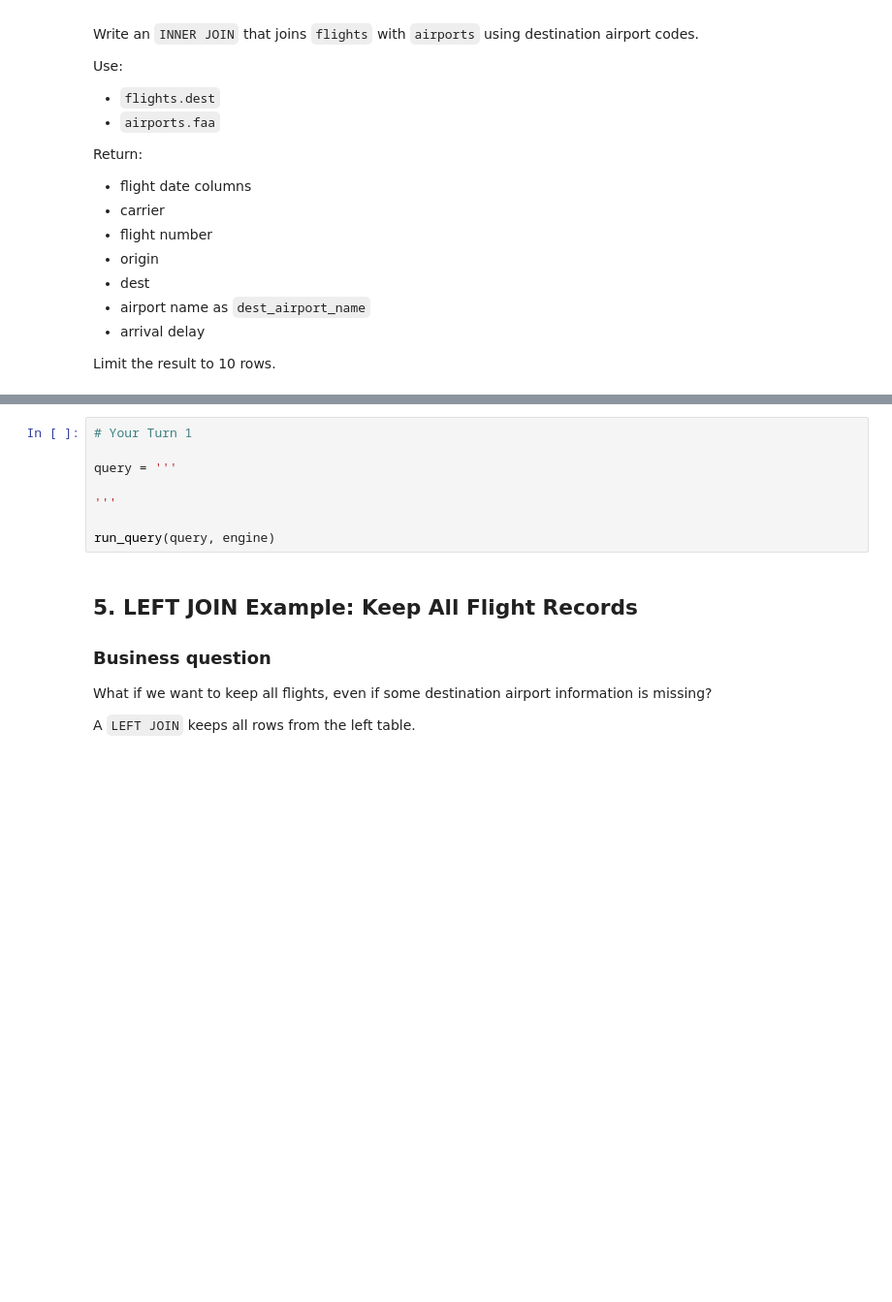
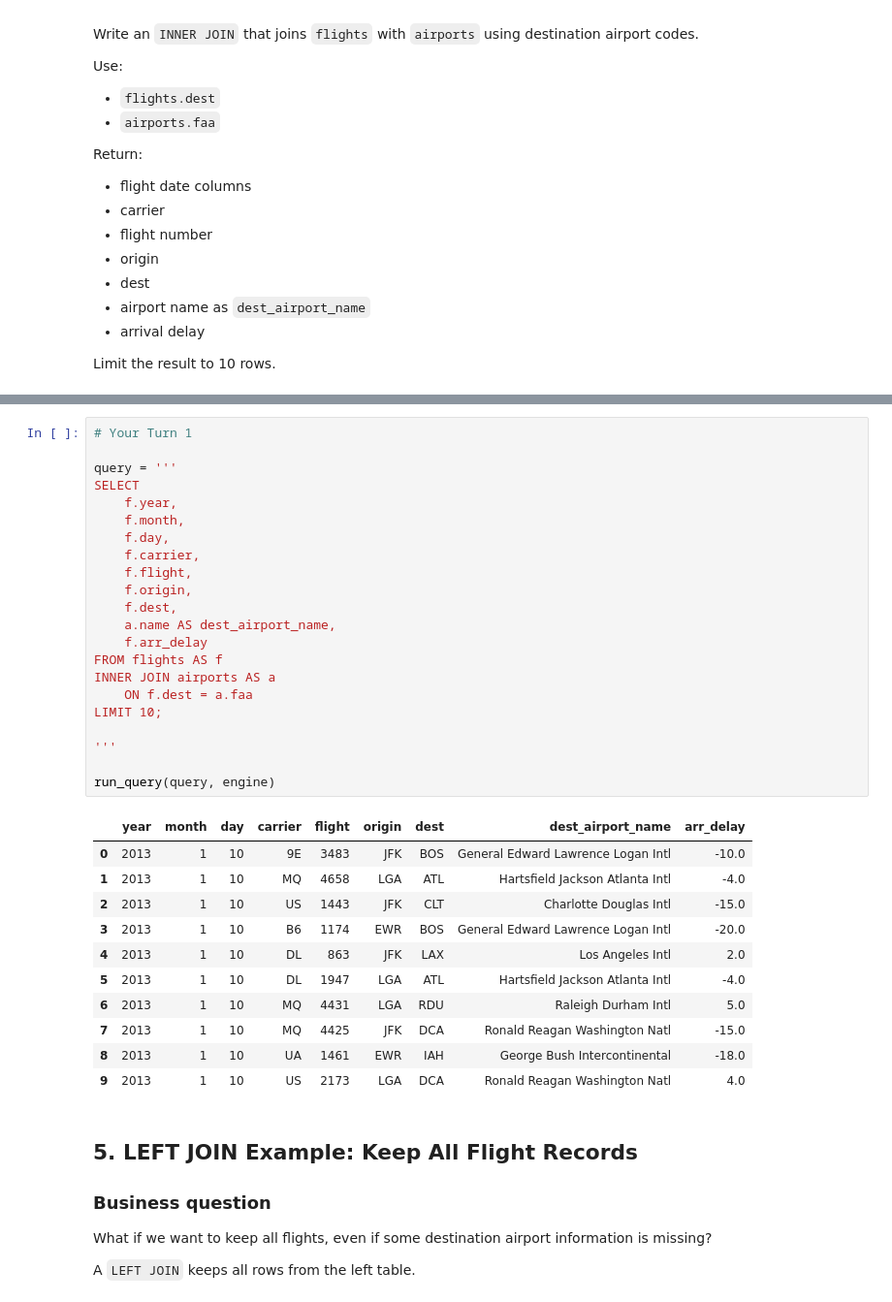
Before and after one commit to jonathanblum10/Ban6003-Week9-10-JonathanBlum, a Jupyter notebook: notebooks/module10_sql_joins_abt_guided_lab.ipynb, the cells around one changed output, grey strips where cells are left out. Shown at 97% size. Drawn from its saved outputs; the diff is of its cells as text; blank space fills up the shorter version.

```diff
--- a/notebooks/module10_sql_joins_abt_guided_lab.ipynb
+++ b/notebooks/module10_sql_joins_abt_guided_lab.ipynb
@@ -236,11 +284,37 @@ Limit the result to 10 rows.
 # %%
 # Your Turn 1
 
 query = '''
+SELECT
+    f.year,
+    f.month,
+    f.day,
+    f.carrier,
+    f.flight,
+    f.origin,
+    f.dest,
+    a.name AS dest_airport_name,
+    f.arr_delay
+FROM flights AS f
+INNER JOIN airports AS a
+    ON f.dest = a.faa
+LIMIT 10;
 
 '''
 
 run_query(query, engine)
+# %% [output]
+|  | year | month | day | carrier | flight | origin | dest | dest_airport_name | arr_delay |
+| 0 | 2013 | 1 | 10 | 9E | 3483 | JFK | BOS | General Edward Lawrence Logan Intl | -10.0 |
+| 1 | 2013 | 1 | 10 | MQ | 4658 | LGA | ATL | Hartsfield Jackson Atlanta Intl | -4.0 |
+| 2 | 2013 | 1 | 10 | US | 1443 | JFK | CLT | Charlotte Douglas Intl | -15.0 |
+| 3 | 2013 | 1 | 10 | B6 | 1174 | EWR | BOS | General Edward Lawrence Logan Intl | -20.0 |
+| 4 | 2013 | 1 | 10 | DL | 863 | JFK | LAX | Los Angeles Intl | 2.0 |
+| 5 | 2013 | 1 | 10 | DL | 1947 | LGA | ATL | Hartsfield Jackson Atlanta Intl | -4.0 |
+| 6 | 2013 | 1 | 10 | MQ | 4431 | LGA | RDU | Raleigh Durham Intl | 5.0 |
+| 7 | 2013 | 1 | 10 | MQ | 4425 | JFK | DCA | Ronald Reagan Washington Natl | -15.0 |
+| 8 | 2013 | 1 | 10 | UA | 1461 | EWR | IAH | George Bush Intercontinental | -18.0 |
+| 9 | 2013 | 1 | 10 | US | 2173 | LGA | DCA | Ronald Reagan Washington Natl | 4.0 |
 # %% [markdown]
 ## 5. LEFT JOIN Example: Keep All Flight Records
 
```
Also changed, not shown: parts of 38 cells of this notebook, 3 other files.
